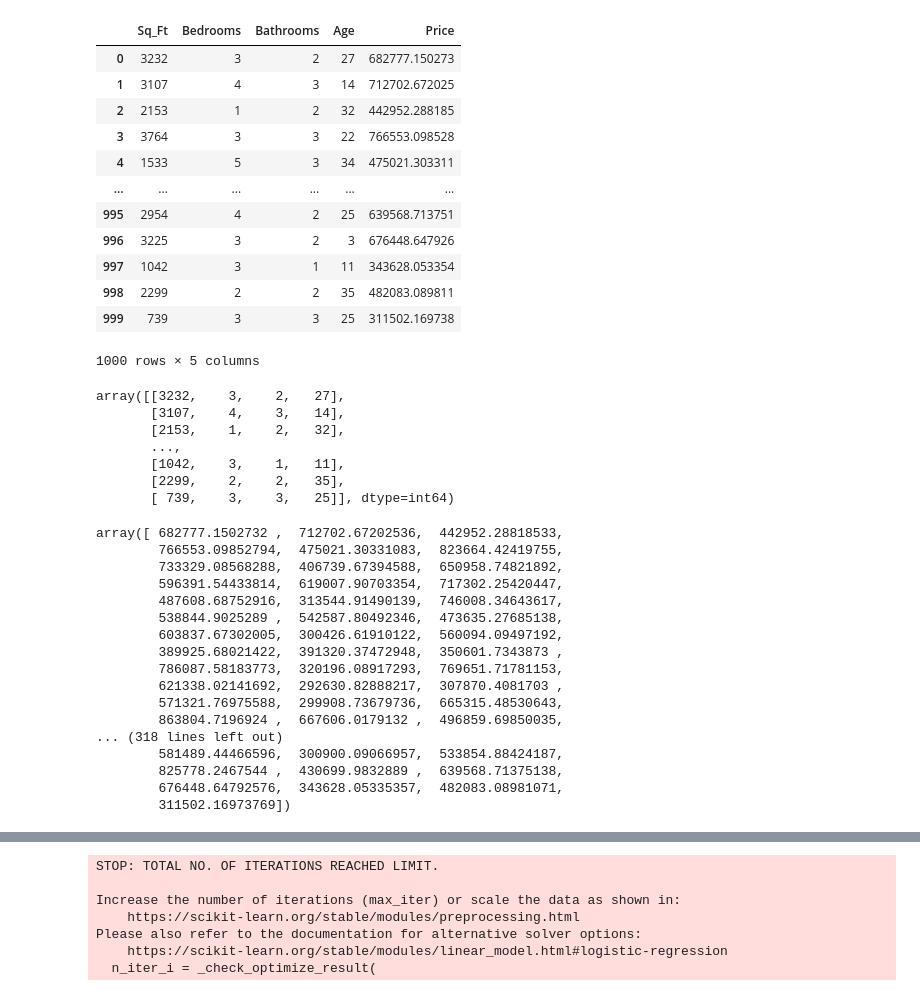
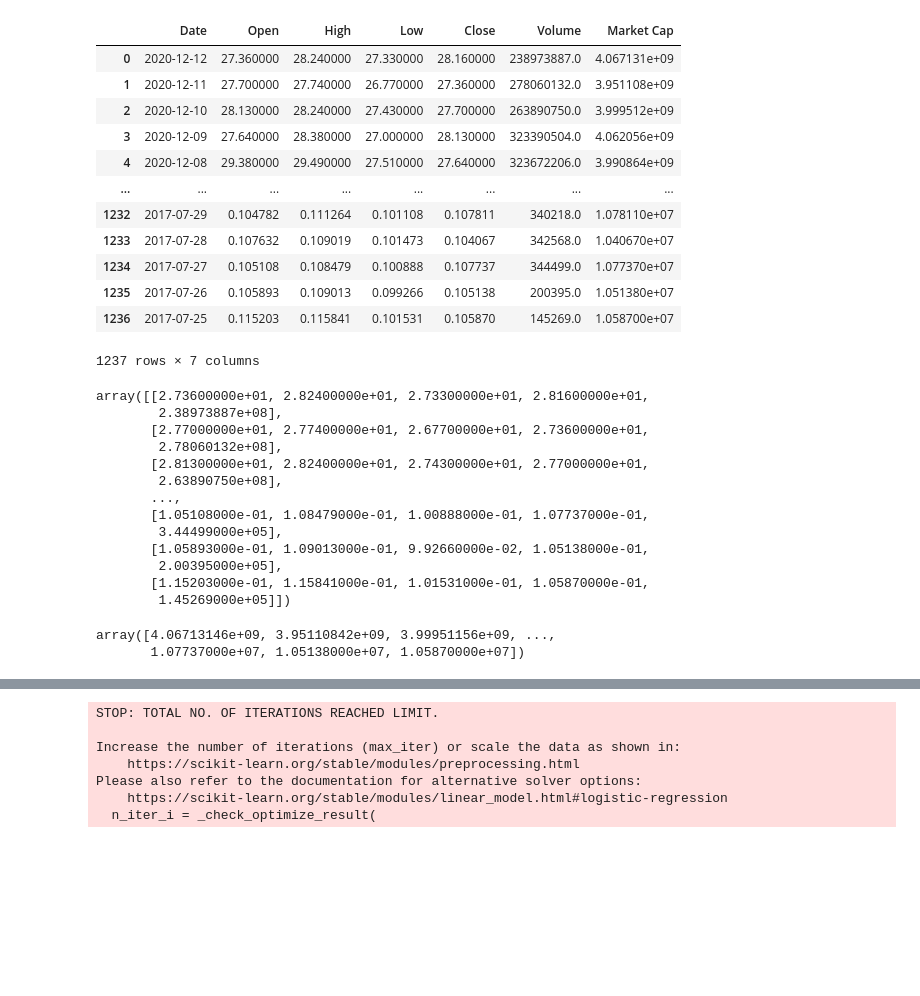
Before and after one commit to Dhruvi0107/GLS_MLP, a Jupyter notebook: 202101619010125_CEC.ipynb, the cells around one changed output, grey strips where cells are left out. Cells and saved outputs as stored; diff of their text form; code cells hidden in the pictures; blank space fills up the shorter version.

```diff
--- a/202101619010125_CEC.ipynb
+++ b/202101619010125_CEC.ipynb
@@ -4,54 +4,45 @@ import pandas as pd
 import matplotlib.pyplot as plt
 import seaborn as sns
 # %%
-df = pd.read_csv('housing.csv')
+df = pd.read_csv('binance-coin.csv')
 df
 # %% [output]
-|  | Sq_Ft | Bedrooms | Bathrooms | Age | Price |
-| 0 | 3232 | 3 | 2 | 27 | 682777.150273 |
-| 1 | 3107 | 4 | 3 | 14 | 712702.672025 |
-| 2 | 2153 | 1 | 2 | 32 | 442952.288185 |
-| 3 | 3764 | 3 | 3 | 22 | 766553.098528 |
-| 4 | 1533 | 5 | 3 | 34 | 475021.303311 |
-| ... | ... | ... | ... | ... | ... |
-| 995 | 2954 | 4 | 2 | 25 | 639568.713751 |
-| 996 | 3225 | 3 | 2 | 3 | 676448.647926 |
-| 997 | 1042 | 3 | 1 | 11 | 343628.053354 |
-| 998 | 2299 | 2 | 2 | 35 | 482083.089811 |
-| 999 | 739 | 3 | 3 | 25 | 311502.169738 |
+|  | Date | Open | High | Low | Close | Volume | Market Cap |
+| 0 | 2020-12-12 | 27.360000 | 28.240000 | 27.330000 | 28.160000 | 238973887.0 | 4.067131e+09 |
+| 1 | 2020-12-11 | 27.700000 | 27.740000 | 26.770000 | 27.360000 | 278060132.0 | 3.951108e+09 |
+| 2 | 2020-12-10 | 28.130000 | 28.240000 | 27.430000 | 27.700000 | 263890750.0 | 3.999512e+09 |
+| 3 | 2020-12-09 | 27.640000 | 28.380000 | 27.000000 | 28.130000 | 323390504.0 | 4.062056e+09 |
+| 4 | 2020-12-08 | 29.380000 | 29.490000 | 27.510000 | 27.640000 | 323672206.0 | 3.990864e+09 |
+| ... | ... | ... | ... | ... | ... | ... | ... |
+| 1232 | 2017-07-29 | 0.104782 | 0.111264 | 0.101108 | 0.107811 | 340218.0 | 1.078110e+07 |
+| 1233 | 2017-07-28 | 0.107632 | 0.109019 | 0.101473 | 0.104067 | 342568.0 | 1.040670e+07 |
+| 1234 | 2017-07-27 | 0.105108 | 0.108479 | 0.100888 | 0.107737 | 344499.0 | 1.077370e+07 |
+| 1235 | 2017-07-26 | 0.105893 | 0.109013 | 0.099266 | 0.105138 | 200395.0 | 1.051380e+07 |
+| 1236 | 2017-07-25 | 0.115203 | 0.115841 | 0.101531 | 0.105870 | 145269.0 | 1.058700e+07 |
-1000 rows × 5 columns
+1237 rows × 7 columns
 # %%
-x = df.iloc[:,0:4].values
+x = df.iloc[:,1:6].values
 x
 # %% [output]
-array([[3232,    3,    2,   27],
-       [3107,    4,    3,   14],
-       [2153,    1,    2,   32],
+array([[2.73600000e+01, 2.82400000e+01, 2.73300000e+01, 2.81600000e+01,
+        2.38973887e+08],
+       [2.77000000e+01, 2.77400000e+01, 2.67700000e+01, 2.73600000e+01,
+        2.78060132e+08],
+       [2.81300000e+01, 2.82400000e+01, 2.74300000e+01, 2.77000000e+01,
+        2.63890750e+08],
        ...,
-       [1042,    3,    1,   11],
-       [2299,    2,    2,   35],
-       [ 739,    3,    3,   25]], dtype=int64)
+       [1.05108000e-01, 1.08479000e-01, 1.00888000e-01, 1.07737000e-01,
+        3.44499000e+05],
+       [1.05893000e-01, 1.09013000e-01, 9.92660000e-02, 1.05138000e-01,
+        2.00395000e+05],
+       [1.15203000e-01, 1.15841000e-01, 1.01531000e-01, 1.05870000e-01,
+        1.45269000e+05]])
 # %%
-y = df.iloc[:,4].values
+y = df.iloc[:,6].values
 y
 # %% [output]
-array([ 682777.1502732 ,  712702.67202536,  442952.28818533,
-        766553.09852794,  475021.30331083,  823664.42419755,
-        733329.08568288,  406739.67394588,  650958.74821892,
-        596391.54433814,  619007.90703354,  717302.25420447,
-        487608.68752916,  313544.91490139,  746008.34643617,
-        538844.9025289 ,  542587.80492346,  473635.27685138,
-        603837.67302005,  300426.61910122,  560094.09497192,
-        389925.68021422,  391320.37472948,  350601.7343873 ,
-        786087.58183773,  320196.08917293,  769651.71781153,
-        621338.02141692,  292630.82888217,  307870.4081703 ,
-        571321.76975588,  299908.73679736,  665315.48530643,
-        863804.7196924 ,  667606.0179132 ,  496859.69850035,
-... (318 lines left out)
-        581489.44466596,  300900.09066957,  533854.88424187,
-        825778.2467544 ,  430699.9832889 ,  639568.71375138,
-        676448.64792576,  343628.05335357,  482083.08981071,
-        311502.16973769])
+array([4.06713146e+09, 3.95110842e+09, 3.99951156e+09, ...,
+       1.07737000e+07, 1.05138000e+07, 1.05870000e+07])
 # %%
 from sklearn.preprocessing import LabelEncoder
 # %%
```
Also changed, not shown: parts of 14 cells of this notebook.
